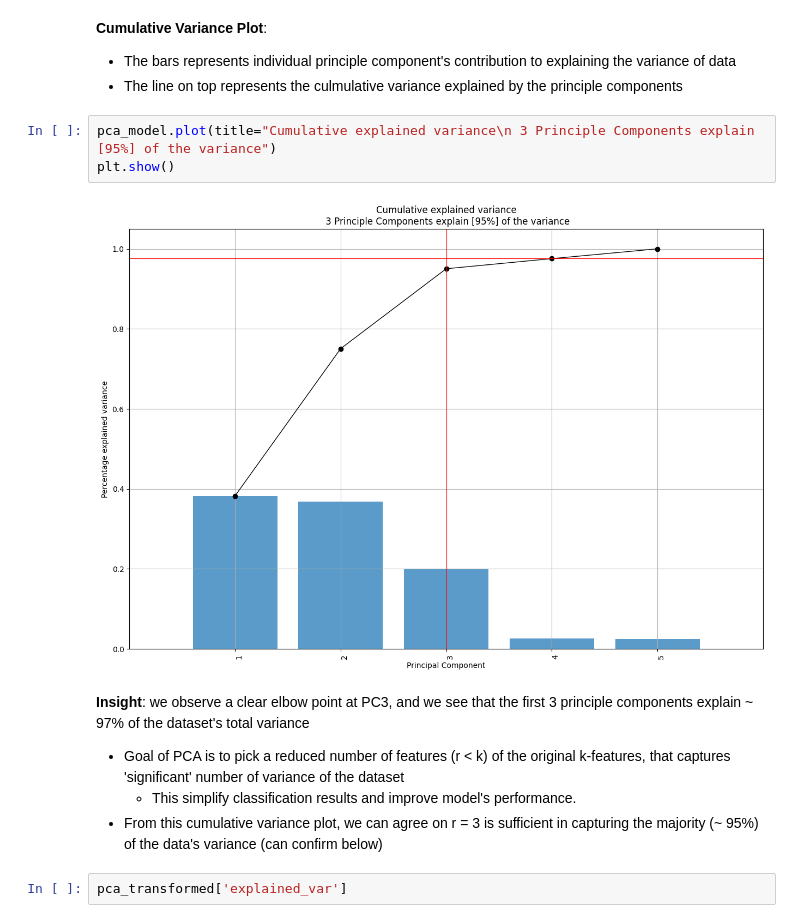
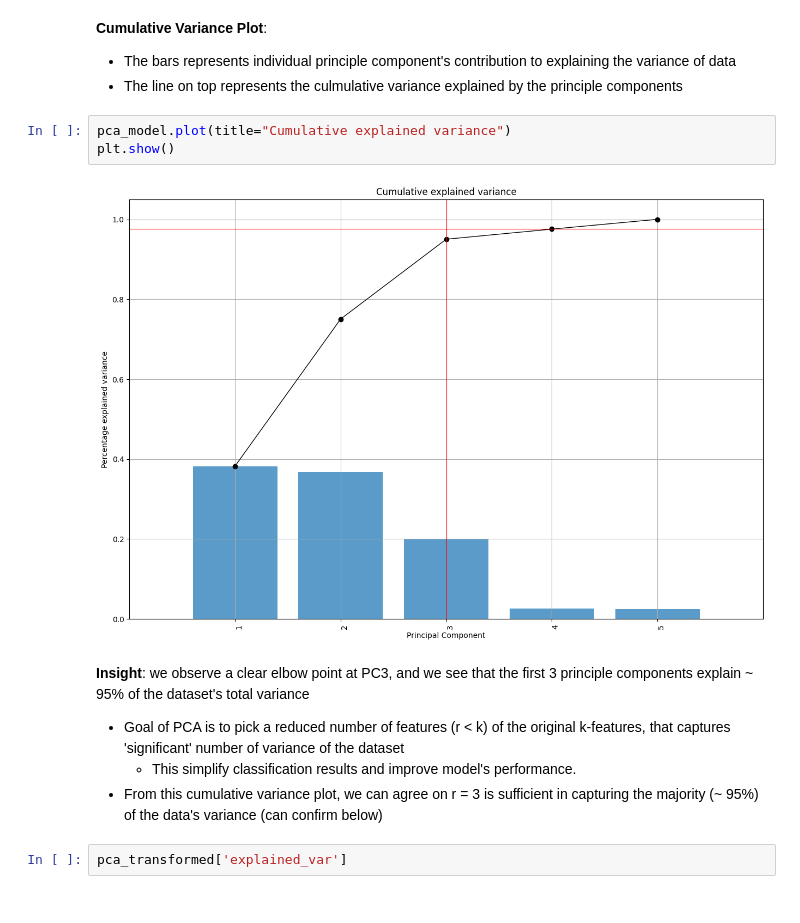
Before and after one commit to wilsonnguyen5163/INSE6220, a Jupyter notebook: Project.ipynb, the cells around one changed output. Saved outputs shown, nothing was run; the diff lists cells and outputs as text.

```diff
--- a/Project.ipynb
+++ b/Project.ipynb
@@ -152,12 +154,12 @@ array([0.3821481 , 0.36817048, 0.19991526, 0.02526552, 0.02450064])
 - The bars represents individual principle component's contribution to explaining the variance of data
 - The line on top represents the culmulative variance explained by the principle components
 # %%
-pca_model.plot(title="Cumulative explained variance\n 3 Principle Components explain [95%] of the variance")
+pca_model.plot(title="Cumulative explained variance")
 plt.show()
 # %% [output]
-[figure, old version]
+[figure, new version]
 # %% [markdown]
-**Insight**: we observe a clear elbow point at PC3, and we see that the first 3 principle components explain ~ 97% of the dataset's total variance
+**Insight**: we observe a clear elbow point at PC3, and we see that the first 3 principle components explain ~ 95% of the dataset's total variance
 - Goal of PCA is to pick a reduced number of features (r < k) of the original k-features, that captures 'significant' number of variance of the dataset
   - This simplify classification results and improve model's performance.
 - From this cumulative variance plot, we can agree on r = 3 is sufficient in capturing the majority (~ 95%) of the data's variance (can confirm below)
```
Also changed, not shown: parts of 73 cells of this notebook.
